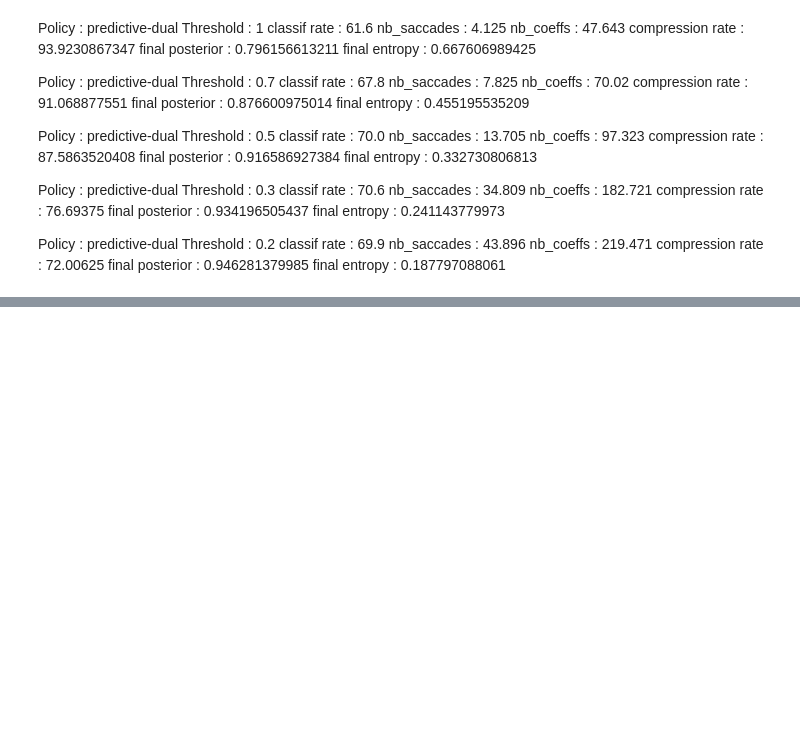
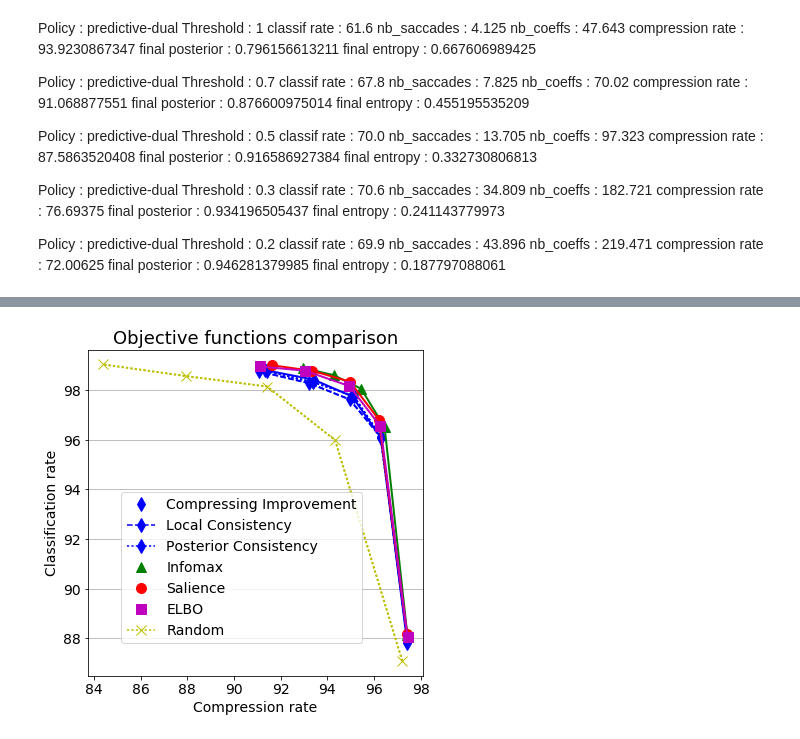
Before and after one commit to gdbmanu/git-active-vision, a Jupyter notebook: foveated-iclr/mnist-waveimage-record-display.ipynb, the cells around one changed output, grey strips where cells are left out. Cells and saved outputs as stored; diff of their text form; code cells hidden in the pictures; blank space fills up the shorter version.

```diff
--- a/foveated-iclr/mnist-waveimage-record-display.ipynb
+++ b/foveated-iclr/mnist-waveimage-record-display.ipynb
@@ -288,0 +320,24 @@ plt.savefig(nom_fic+'compression.png')
+# %%
+f = plt.figure(figsize = (6, 6))
+NB_THRESHOLDS = 5
+
+for i, POL in enumerate(liste_pol[:7]):
+    plt.plot(np.mean(np.array(mem_mem_compression_rate[POL]), 1), mem_classif_rate[POL], liste_col[i], lw=2)
+    plt.plot(np.mean(np.array(mem_mem_compression_rate[POL]), 1), mem_classif_rate[POL], liste_col[i]+liste_dot[i], label = liste_lab[i], ms = 10)
+#plt.plot([-.1,4.1], [mem_classif_rate['full'][0]] * 2, 'r--', label = 'exhaustive scan', lw=2)
+plt.legend(loc = (.1,.1), fontsize = 14)
+plt.title('Objective functions comparison', fontsize = 18)
+plt.xlabel('Compression rate', fontsize = 14)
+plt.ylabel('Classification rate', fontsize = 14)
+
+#plt.xticks(np.arange(NB_THRESHOLDS), ('1e-1', '1e-2', '1e-3', '1e-4', '1e-5'), fontsize = 14)
+plt.xticks(fontsize = 14)
+#plt.xticks(np.arange(NB_THRESHOLDS), ('2', '1.5', '1', '7e-1', '5e-1', '3e-1', '2e-1', '1e-1'), fontsize = 14)
+plt.yticks(fontsize = 14)
+#plt.xlim([-.2,4.2])
+#plt.ylim([70, 100])
+f.gca().yaxis.grid(True)
+#plt.savefig('FEP-CNN-classif.png')
+plt.savefig(nom_fic+'-nips-classif-corrected-scale-up.png')
+# %% [output]
+[figure, added]
```
Also changed, not shown: parts of 8 cells of this notebook, 7 other files.
